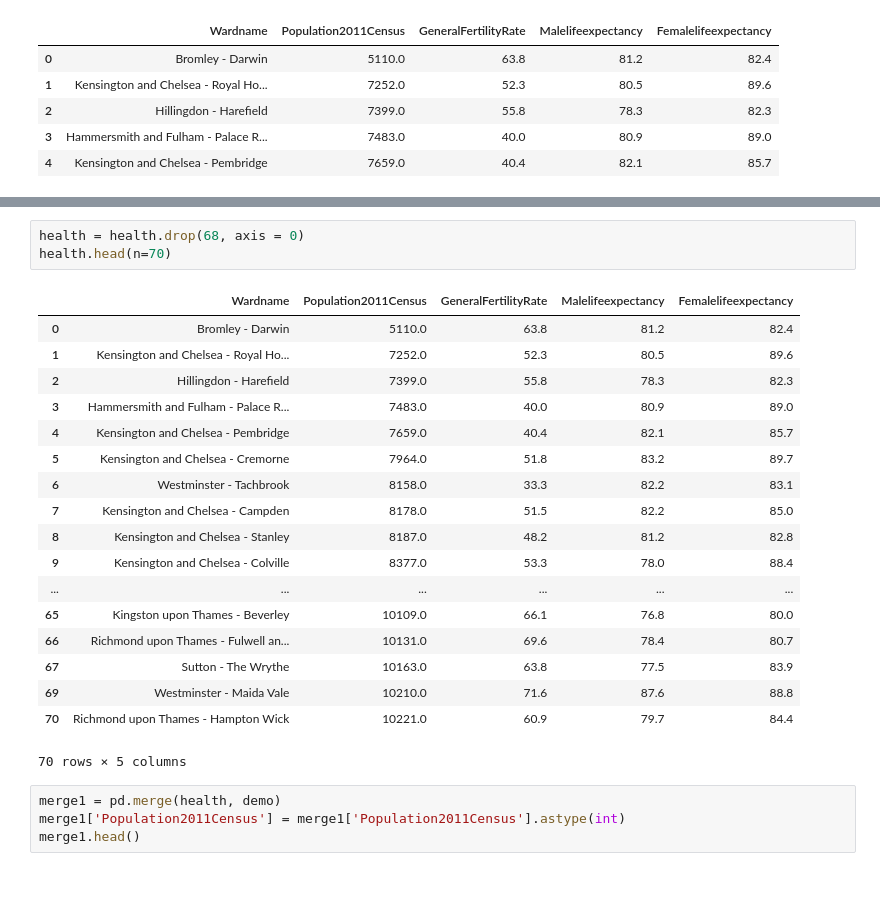
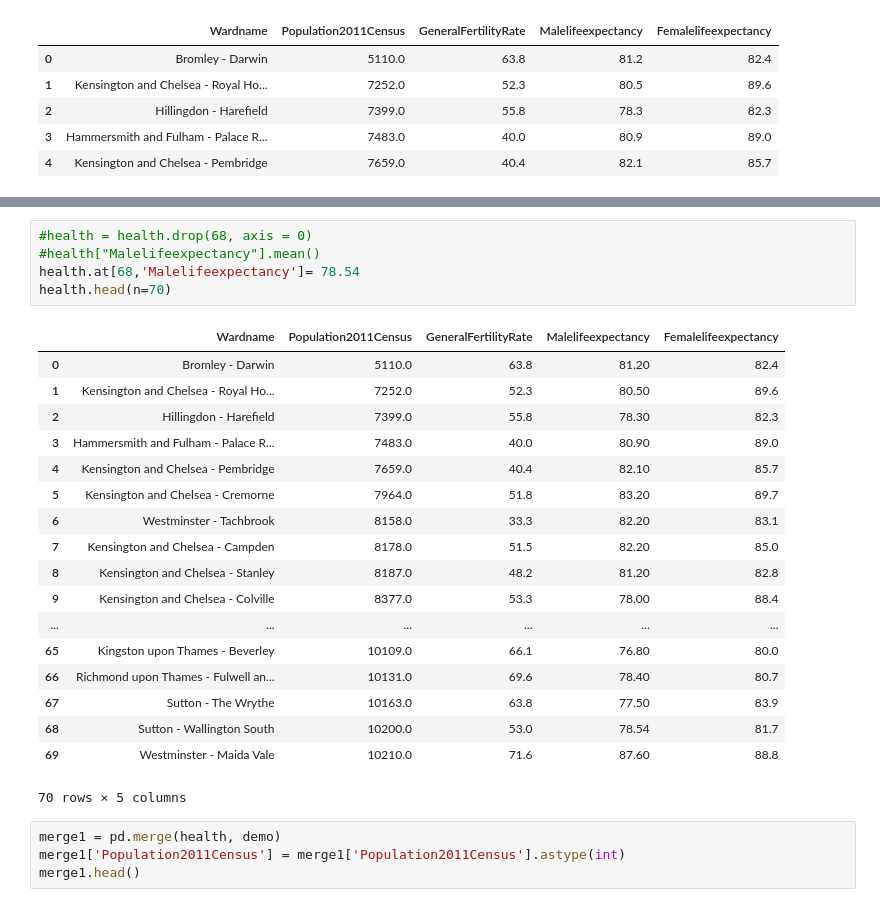
Before and after one commit to NathanKhadaroo/Group, a Jupyter notebook: group_task.ipynb, the cells around one changed output, grey strips where cells are left out. Cells and saved outputs as stored; diff of their text form.

```diff
--- a/group_task.ipynb
+++ b/group_task.ipynb
@@ -100,24 +113,26 @@ health.loc[health["Malelifeexpectancy"] > 100, ["Wardname", "Malelifeexpectancy"
 # %%
-health = health.drop(68, axis = 0)
+#health = health.drop(68, axis = 0)
+#health["Malelifeexpectancy"].mean()
+health.at[68,'Malelifeexpectancy']= 78.54
 health.head(n=70)
 # %% [output]
 |  | Wardname | Population2011Census | GeneralFertilityRate | Malelifeexpectancy | Femalelifeexpectancy |
-| 0 | Bromley - Darwin | 5110.0 | 63.8 | 81.2 | 82.4 |
-| 1 | Kensington and Chelsea - Royal Ho... | 7252.0 | 52.3 | 80.5 | 89.6 |
-| 2 | Hillingdon - Harefield | 7399.0 | 55.8 | 78.3 | 82.3 |
-| 3 | Hammersmith and Fulham - Palace R... | 7483.0 | 40.0 | 80.9 | 89.0 |
-| 4 | Kensington and Chelsea - Pembridge | 7659.0 | 40.4 | 82.1 | 85.7 |
-| 5 | Kensington and Chelsea - Cremorne | 7964.0 | 51.8 | 83.2 | 89.7 |
-| 6 | Westminster - Tachbrook | 8158.0 | 33.3 | 82.2 | 83.1 |
-| 7 | Kensington and Chelsea - Campden | 8178.0 | 51.5 | 82.2 | 85.0 |
-| 8 | Kensington and Chelsea - Stanley | 8187.0 | 48.2 | 81.2 | 82.8 |
-| 9 | Kensington and Chelsea - Colville | 8377.0 | 53.3 | 78.0 | 88.4 |
+| 0 | Bromley - Darwin | 5110.0 | 63.8 | 81.20 | 82.4 |
+| 1 | Kensington and Chelsea - Royal Ho... | 7252.0 | 52.3 | 80.50 | 89.6 |
+| 2 | Hillingdon - Harefield | 7399.0 | 55.8 | 78.30 | 82.3 |
+| 3 | Hammersmith and Fulham - Palace R... | 7483.0 | 40.0 | 80.90 | 89.0 |
+| 4 | Kensington and Chelsea - Pembridge | 7659.0 | 40.4 | 82.10 | 85.7 |
+| 5 | Kensington and Chelsea - Cremorne | 7964.0 | 51.8 | 83.20 | 89.7 |
+| 6 | Westminster - Tachbrook | 8158.0 | 33.3 | 82.20 | 83.1 |
+| 7 | Kensington and Chelsea - Campden | 8178.0 | 51.5 | 82.20 | 85.0 |
+| 8 | Kensington and Chelsea - Stanley | 8187.0 | 48.2 | 81.20 | 82.8 |
+| 9 | Kensington and Chelsea - Colville | 8377.0 | 53.3 | 78.00 | 88.4 |
 | ... | ... | ... | ... | ... | ... |
-| 65 | Kingston upon Thames - Beverley | 10109.0 | 66.1 | 76.8 | 80.0 |
-| 66 | Richmond upon Thames - Fulwell an... | 10131.0 | 69.6 | 78.4 | 80.7 |
-| 67 | Sutton - The Wrythe | 10163.0 | 63.8 | 77.5 | 83.9 |
-| 69 | Westminster - Maida Vale | 10210.0 | 71.6 | 87.6 | 88.8 |
-| 70 | Richmond upon Thames - Hampton Wick | 10221.0 | 60.9 | 79.7 | 84.4 |
+| 65 | Kingston upon Thames - Beverley | 10109.0 | 66.1 | 76.80 | 80.0 |
+| 66 | Richmond upon Thames - Fulwell an... | 10131.0 | 69.6 | 78.40 | 80.7 |
+| 67 | Sutton - The Wrythe | 10163.0 | 63.8 | 77.50 | 83.9 |
+| 68 | Sutton - Wallington South | 10200.0 | 53.0 | 78.54 | 81.7 |
+| 69 | Westminster - Maida Vale | 10210.0 | 71.6 | 87.60 | 88.8 |
 70 rows × 5 columns
 # %%
 merge1 = pd.merge(health, demo)
```
Also changed, not shown: parts of 10 cells of this notebook, 1 other file.
